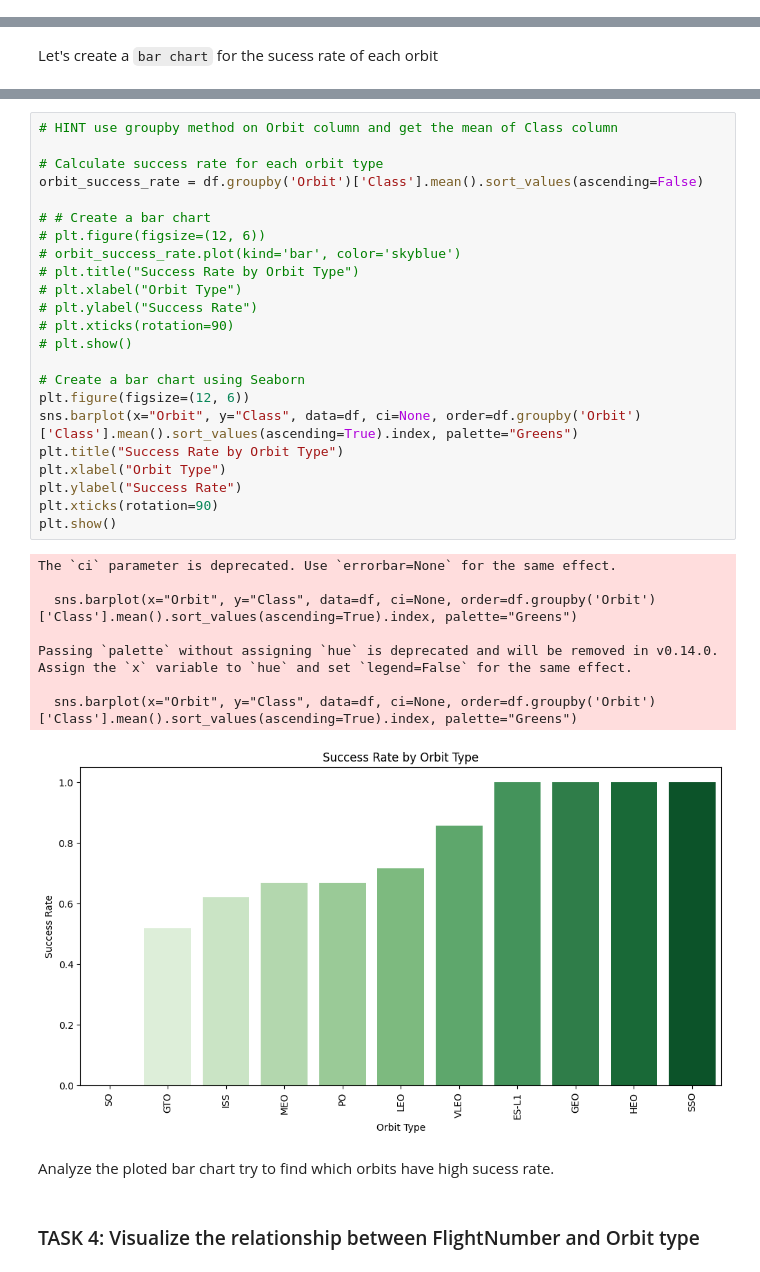
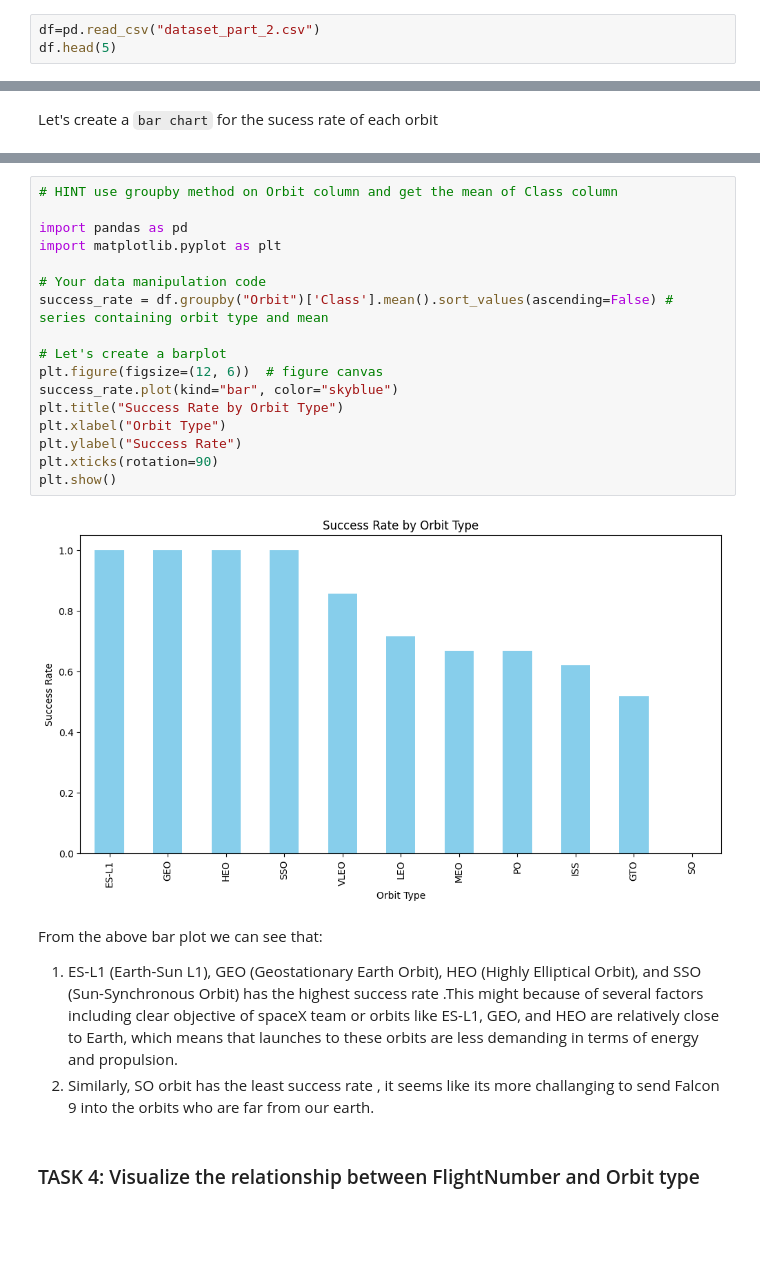
Before and after one commit to Rabinkarki123/SpaceX_Falcon9_Landing_Predictions, a Jupyter notebook: jupyter-labs-eda-dataviz.ipynb, the cells around one changed output, grey strips where cells are left out. Cells and saved outputs as stored; diff of their text form; blank space fills up the shorter version.

```diff
--- a/jupyter-labs-eda-dataviz.ipynb
+++ b/jupyter-labs-eda-dataviz.ipynb
@@ -66,0 +41,3 @@ df.head(5)
+# %%
+df=pd.read_csv("dataset_part_2.csv")
+df.head(5)
@@ -117,37 +118,26 @@ Let's create a `bar chart` for the sucess rate of each orbit
 # %%
 # HINT use groupby method on Orbit column and get the mean of Class column
 
-# Calculate success rate for each orbit type
-orbit_success_rate = df.groupby('Orbit')['Class'].mean().sort_values(ascending=False)
+import pandas as pd
+import matplotlib.pyplot as plt
 
-# # Create a bar chart
-# plt.figure(figsize=(12, 6))
-# orbit_success_rate.plot(kind='bar', color='skyblue')
-# plt.title("Success Rate by Orbit Type")
-# plt.xlabel("Orbit Type")
-# plt.ylabel("Success Rate")
-# plt.xticks(rotation=90)
-# plt.show()
+# Your data manipulation code
+success_rate = df.groupby("Orbit")['Class'].mean().sort_values(ascending=False) # series containing orbit type and mean
 
-# Create a bar chart using Seaborn
-plt.figure(figsize=(12, 6))
-sns.barplot(x="Orbit", y="Class", data=df, ci=None, order=df.groupby('Orbit')['Class'].mean().sort_values(ascending=True).index, palette="Greens")
+# Let's create a barplot
+plt.figure(figsize=(12, 6))  # figure canvas
+success_rate.plot(kind="bar", color="skyblue")
 plt.title("Success Rate by Orbit Type")
 plt.xlabel("Orbit Type")
 plt.ylabel("Success Rate")
 plt.xticks(rotation=90)
 plt.show()
 # %% [output]
-The `ci` parameter is deprecated. Use `errorbar=None` for the same effect.
-
-  sns.barplot(x="Orbit", y="Class", data=df, ci=None, order=df.groupby('Orbit')['Class'].mean().sort_values(ascending=True).index, palette="Greens")
-
-Passing `palette` without assigning `hue` is deprecated and will be removed in v0.14.0. Assign the `x` variable to `hue` and set `legend=False` for the same effect.
-
-  sns.barplot(x="Orbit", y="Class", data=df, ci=None, order=df.groupby('Orbit')['Class'].mean().sort_values(ascending=True).index, palette="Greens")
-[figure, old version]
+[figure, new version]
-# %% [markdown]
-Analyze the ploted bar chart try to find which orbits have high sucess rate.
+# %% [markdown]
+From the above bar plot we can see that:
+1. ES-L1 (Earth-Sun L1), GEO (Geostationary Earth Orbit), HEO (Highly Elliptical Orbit), and SSO (Sun-Synchronous Orbit) has the highest success rate .This might because of several factors including clear objective of spaceX team or orbits like ES-L1, GEO, and HEO are relatively close to Earth, which means that launches to these orbits are less demanding in terms of energy and propulsion.
+2. Similarly, SO orbit has the least success rate , it seems like its more challanging to send Falcon 9 into the orbits who are far from our earth.
 # %% [markdown]
 ### TASK  4: Visualize the relationship between FlightNumber and Orbit type
 # %% [markdown]
```
Also changed, not shown: parts of 37 cells of this notebook, 1 other file.
